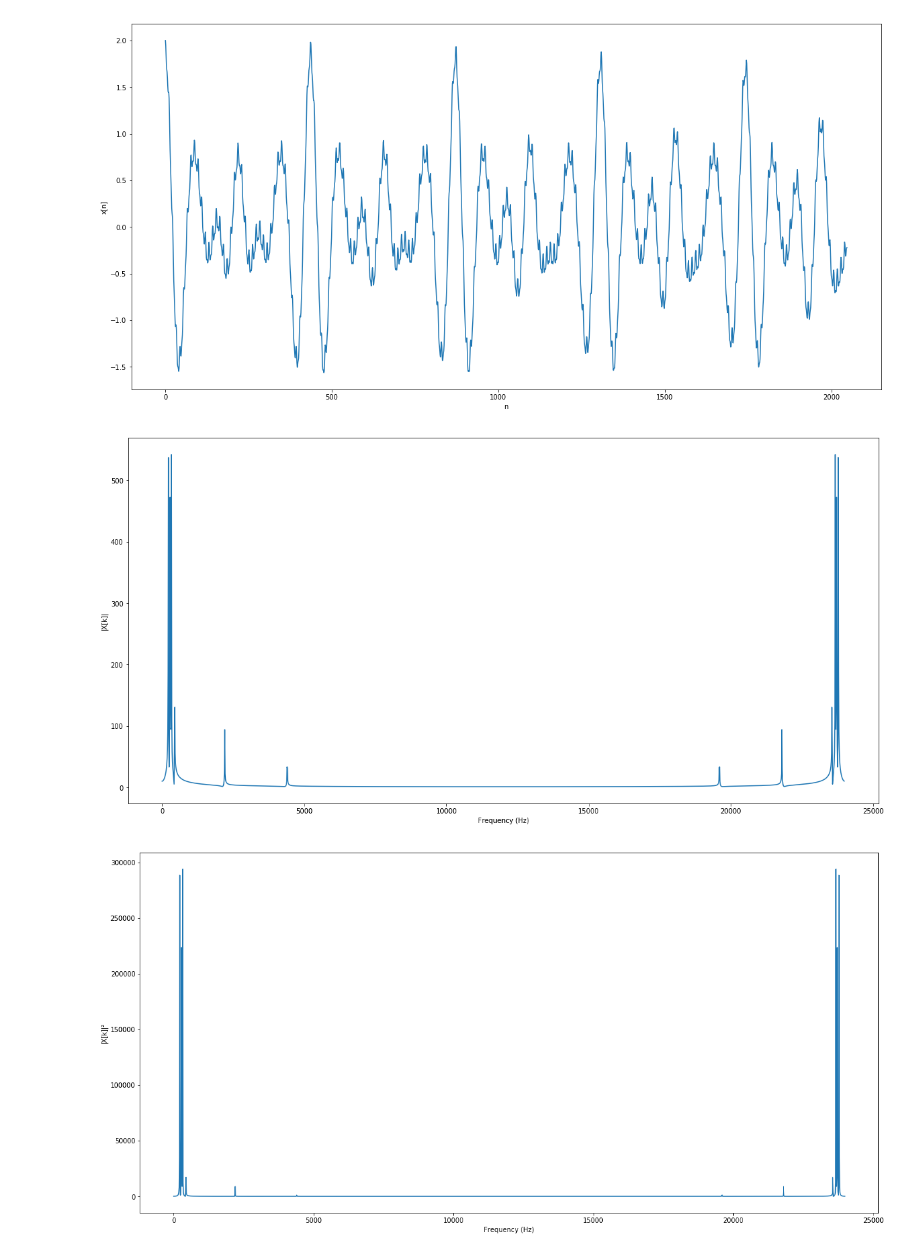
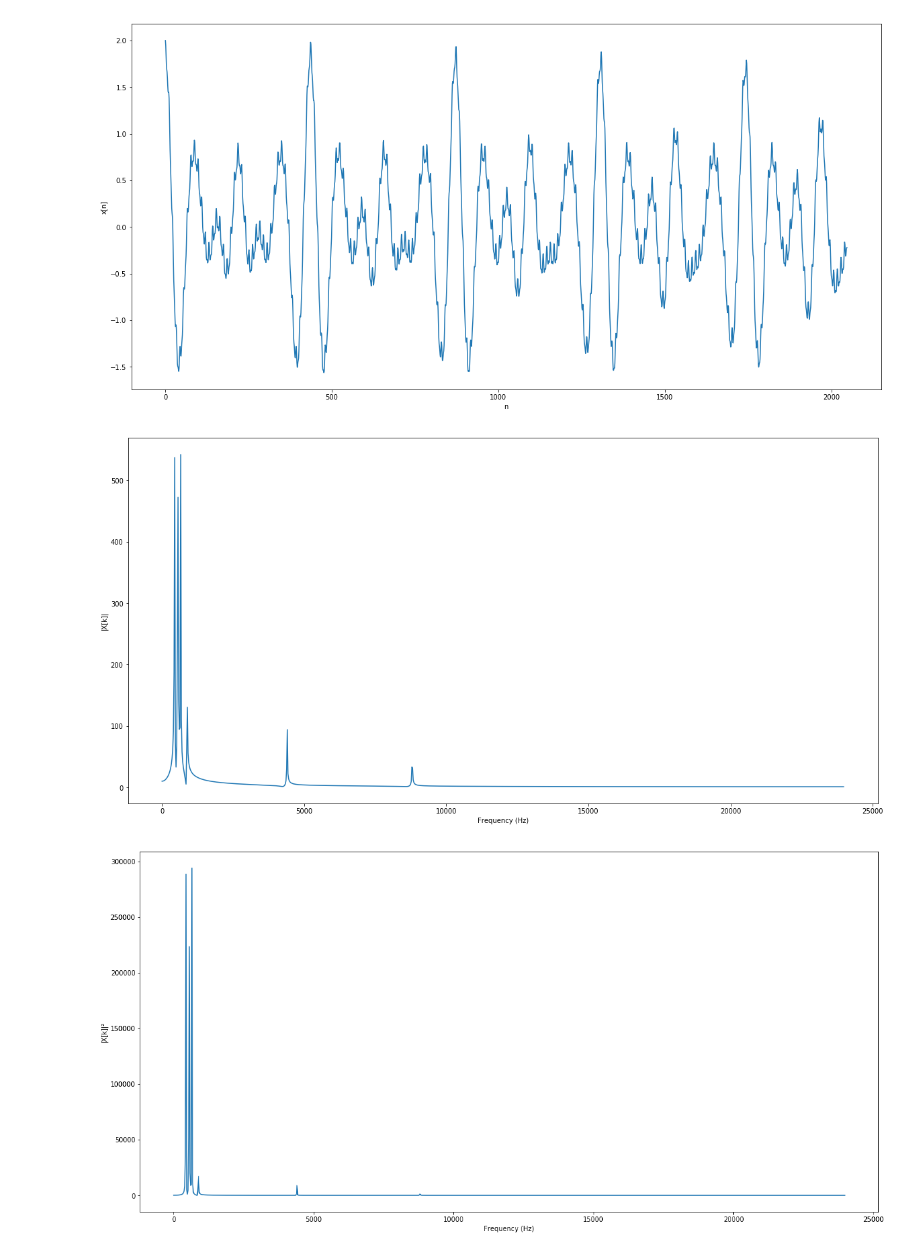
Before and after one commit to Melinghu/audio-masking-curves, a Jupyter notebook: audio-masking-curves.ipynb, the cells around one changed output. Cells and saved outputs as stored; diff of their text form; code cells hidden in the pictures.

```diff
--- a/audio-masking-curves.ipynb
+++ b/audio-masking-curves.ipynb
@@ -34,10 +34,11 @@ n = [i for i in range(2048)]
 nfft = len(n)
 
 # Definindo as frequencias
-freqmax = fs/2
+freqmax = fs
 freqmin = 0
 
 freqhop = (freqmax - freqmin)/nfft
+
 
 # O sinal de teste, x, eh um combinacao de cosenoides de diferentes periodos
 x = np.multiply(A0, np.cos(np.multiply(2*(np.pi)*f0/fs, n))) + np.multiply(A1, np.cos(np.multiply(2*(np.pi)*f1/fs, n))) \
@@ -54,29 +55,34 @@ plt.show()
 # %%
 # Realizamos a FFT de x e avaliamos seus valores absolutos
 
-freq = np.dot(n, freqhop)
+freq = np.dot(freqhop, n)
 
 x_fft = np.fft.fft(x)
+
+# Truncando os sinais, para considerar somente a parte positiva do espectro,
+# ou seja, somente as "frequencias positivas" de cada cossenoide
+freq = freq[:-1024]
+x_fft = x_fft[:-1024]
 
 plt.figure(figsize=(20,10))
 plt.plot(freq, abs(x_fft))
 plt.ylabel('|X[k]|')
 plt.xlabel('Frequency (Hz)')
 plt.show()
 
 
 # Depois, realizamos o calculo do modulo ao quadrado da FFT
 
 x_fft_2 = abs(x_fft) ** 2
 
 plt.figure(figsize=(20,10))
 plt.plot(freq, x_fft_2)
 plt.ylabel('|X[k]|²')
 plt.xlabel('Frequency (Hz)')
 plt.show()
 # %% [output]
-[figure, old version]
+[figure, new version]
-[figure, old version]
+[figure, new version]
 # %%
 # Encontramos os picos da FFT
 peaks, _ = signal.find_peaks(x_fft_2)
```
Also changed, not shown: parts of 9 cells of this notebook, 1 other file.
